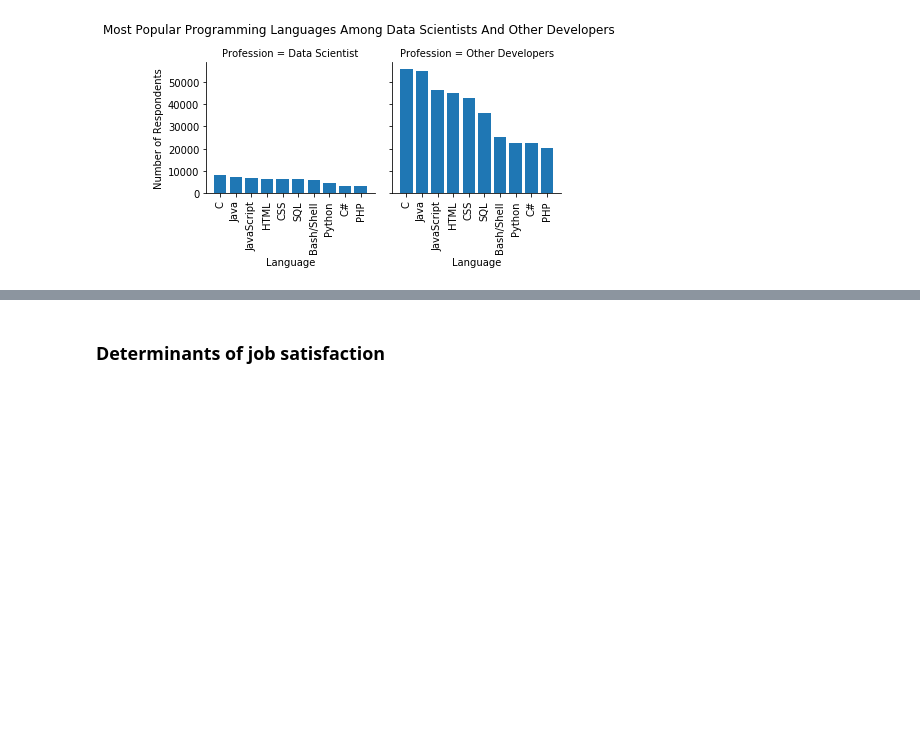
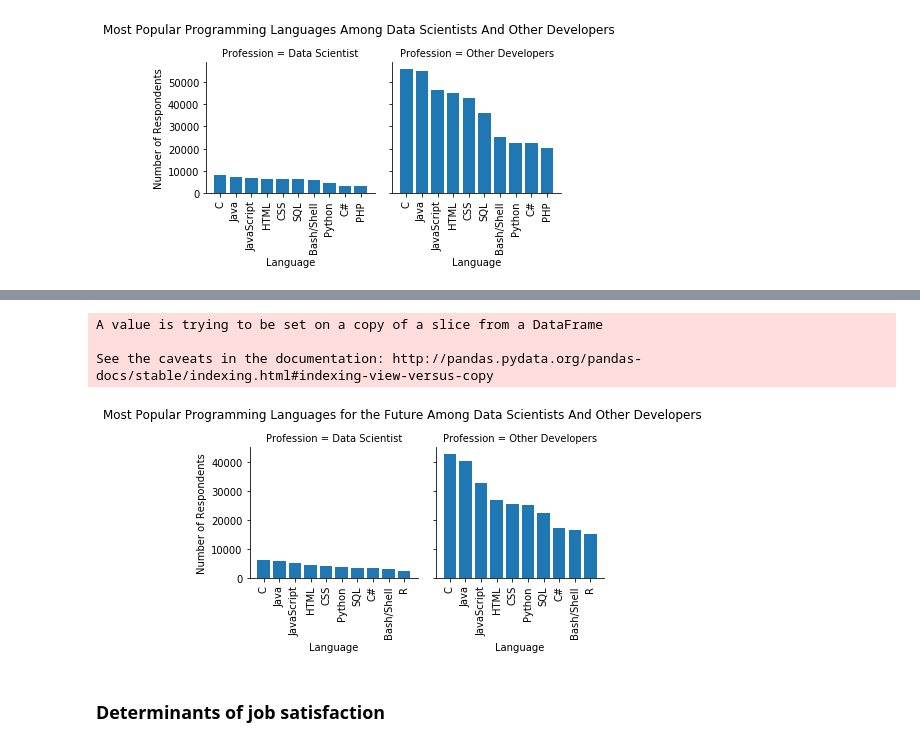
Before and after one commit to celestinhermez/stackoverflow_survey_2018_analysis, a Jupyter notebook: Developer Survey Analysis.ipynb, the cells around one changed output, grey strips where cells are left out. Cells and saved outputs as stored; diff of their text form; code cells hidden in the pictures; blank space fills up the shorter version.

```diff
--- a/Developer Survey Analysis.ipynb
+++ b/Developer Survey Analysis.ipynb
@@ -279,14 +279,3 @@ See the caveats in the documentation: http://pandas.pydata.org/pandas-docs/stabl
 # We now repeat the analysis
 languages_DS = compute_unique_count(data_2018_languages_past_DS, 'LanguageWorkedWith', 'language', languages)
 languages_noDS = compute_unique_count(data_2018_languages_past_noDS, 'LanguageWorkedWith', 'language', languages)
-# %%
-languages_DS['Profession'] = 'Data Scientist'
-languages_noDS['Profession'] = 'Other Developers'
-df = pd.concat([languages_DS.head(10), languages_noDS.head(10)], axis = 0)
-df.reset_index(inplace = True)
-g = sns.FacetGrid(df, col = "Profession")
-g.map(plt.bar, 'language', 'count')
-g.set_xticklabels(rotation = 90)
-plt.subplots_adjust(top=0.8)
-g.fig.suptitle("Most Popular Programming Languages Among Data Scientists And Other Developers")
-plt.show()
@@ -331,3 +330,19 @@ create_faceted_plot(languages_DS, languages_noDS,
+# %%
+# We can then split it between data scientists and other developers
+data_2018_languages_future_DS, data_2018_languages_future_noDS = extract_DS(data_2018_languages_future,
+                                                                            'DevType', pattern)
+languages_future_DS = compute_unique_count(data_2018_languages_future_DS,
+                                           'LanguageDesireNextYear', 'language', languages_future)
+languages_future_noDS = compute_unique_count(data_2018_languages_future_noDS,
+                                             'LanguageDesireNextYear', 'language', languages_future)
+create_faceted_plot(languages_future_DS, languages_future_noDS,
+                   "Most Popular Programming Languages for the Future Among Data Scientists And Other Developers",
+                   "Language", "Number of Respondents")
+# %% [output]
+A value is trying to be set on a copy of a slice from a DataFrame
+
+See the caveats in the documentation: http://pandas.pydata.org/pandas-docs/stable/indexing.html#indexing-view-versus-copy
+[figure, added]
 # %% [markdown]
 ### Determinants of job satisfaction
 # %% [markdown]
```
Also changed, not shown: parts of 3 cells of this notebook.
